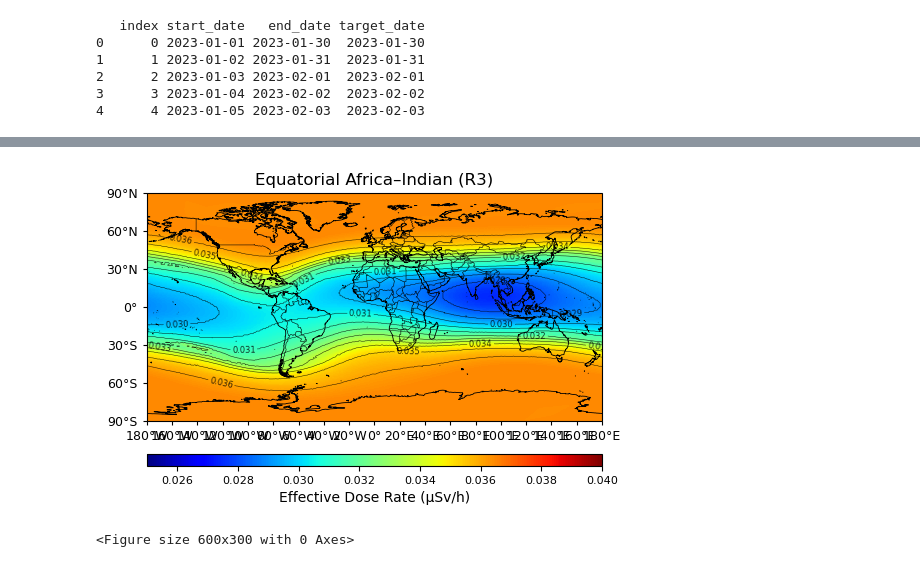
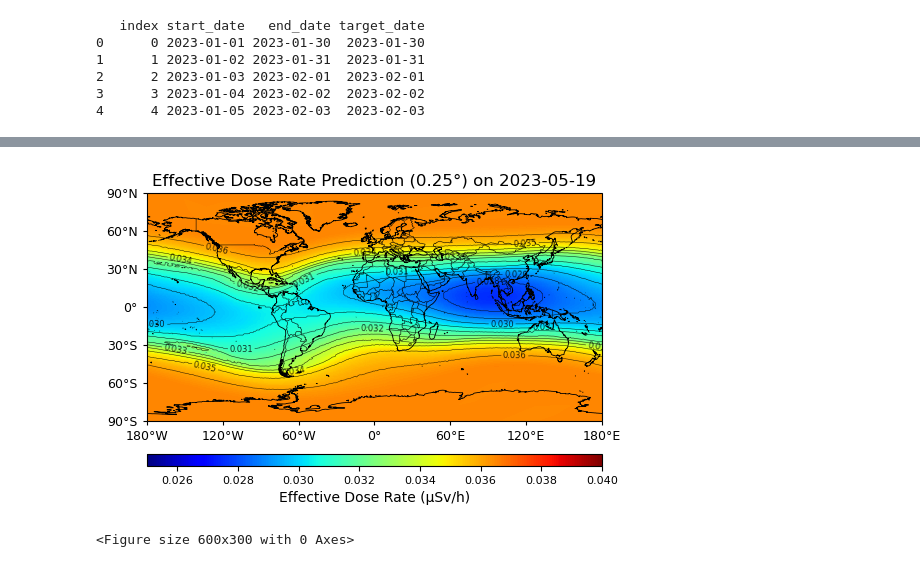
Before and after one commit to kkazuma19/CosmicRays-Operator, a Jupyter notebook: analysis/zero-shot/notebook.ipynb, the cells around one changed output, grey strips where cells are left out. Drawn from its saved outputs; the diff is of its cells as text; code cells hidden in the pictures.

```diff
--- a/analysis/zero-shot/notebook.ipynb
+++ b/analysis/zero-shot/notebook.ipynb
@@ -457,6 +478,12 @@ def _edges_from_centers(centers):
 # %%
 # for plotting setting
-Lon = lon_grid_025
-Lat = lat_grid_025
-field = pred_img_025
-error = np.abs(targ_img_025 - pred_img_025)
+Lon025 = lon_grid_025
+Lat025 = lat_grid_025
+field025 = pred_img_025
+error025 = np.abs(targ_img_025 - pred_img_025)
+
+# 1 degree
+Lon1 = lon_grid_1
+Lat1 = lat_grid_1
+field1 = pred_img_1
+error1 = np.abs(targ_img_1 - pred_img_1)
@@ -576,16 +494,21 @@ cmap_seq = cmocean.cm.ice
 # %%
+# day index
+day = idx_50pct_1deg
+
+
 plot_field_region(
-    Lon, Lat, field, i=10,
-    title="Equatorial Africa–Indian (R3)",
+    Lon025, Lat025, field025, i=day,
+    title=f"Effective Dose Rate Prediction (0.25°) on {pd.to_datetime(target_date[day]).strftime('%Y-%m-%d')}",
     units_label="Effective Dose Rate (µSv/h)",
     region_extent=[-180, 180, -90, 90],
     vmin=0.025, vmax=0.040,
-    tick_step=(20, 30),
+    tick_step=(60, 30),
     add_contour=True, contour_levels=np.linspace(0.025, 0.040, 20),
     mark_equator_meridian=False,
-    cmap='jet'
+    cmap= 'jet',
+    #savepath='analysis/zero-shot/prediction_025deg_global.png'
 )
 plt.gcf().set_size_inches(6, 3)
 # %% [output]
-[figure, old version]
+[figure, new version]
 <Figure size 600x300 with 0 Axes>
```
Also changed, not shown: parts of 17 cells of this notebook, 19 other files.
